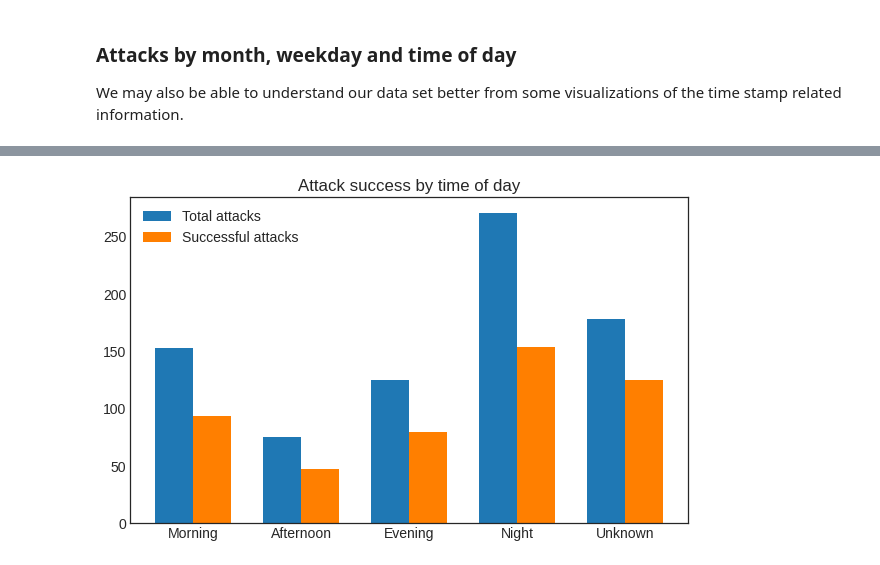
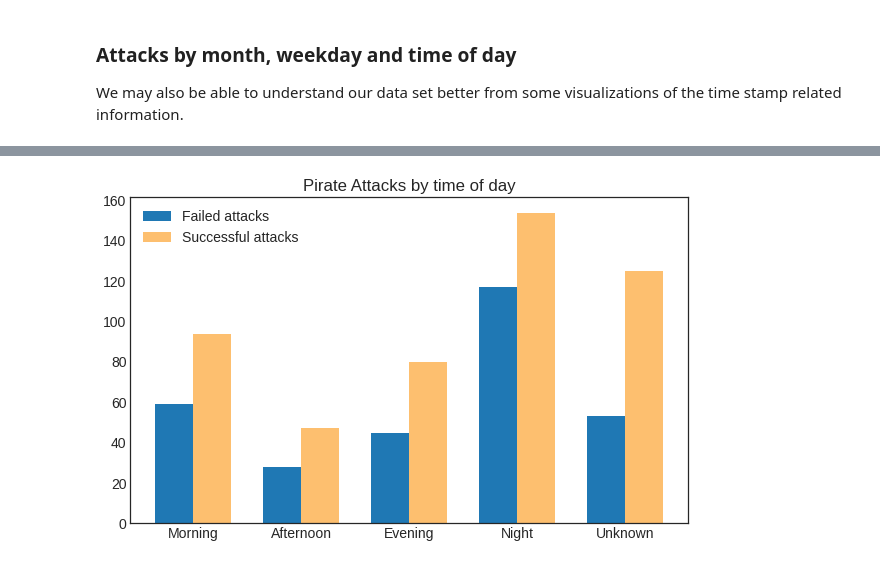
Before and after one commit to Alessine/predicting_pirate_attack_success, a Jupyter notebook: 3-Visualizations.ipynb, the cells around one changed output, grey strips where cells are left out. Cells and saved outputs as stored; diff of their text form; code cells hidden in the pictures.

```diff
--- a/3-Visualizations.ipynb
+++ b/3-Visualizations.ipynb
@@ -57,6 +60,6 @@ def lon2x(a):
 pirate_data['X'] = pirate_data['LONG'].apply(lambda x: lon2x(x))
 pirate_data['Y'] = pirate_data['LAT'].apply(lambda x: lat2y(x))
 pirate_data["datestring"] = pirate_data["DATE (LT)"].map(lambda x: x.strftime('%Y-%m-%d'))
-cols =  {0: brewer["Paired"][12][1], 1: brewer["Paired"][12][7]}
+cols =  {0: brewer["Paired"][12][1], 1: brewer["Paired"][12][6]}
 pirate_data["color"] = pirate_data["ATTACK SUCCESS"].apply(lambda c: cols[c])
 # %%
@@ -196,24 +225,30 @@ ax.legend();
 # %%
-time_grouped = pirate_data.groupby("TIME OF DAY").sum().reset_index()
-time_grouped["TIME OF DAY"] = pd.Categorical(time_grouped["TIME OF DAY"], categories=
+success_time_grouped = success.groupby("TIME OF DAY").sum().reset_index()
+success_time_grouped["TIME OF DAY"] = pd.Categorical(success_time_grouped["TIME OF DAY"], categories=
     ['Morning','Afternoon','Evening','Night','Unknown'],
     ordered=True)
-time_grouped = time_grouped.sort_values("TIME OF DAY").reset_index(drop = True)
+success_time_grouped = success_time_grouped.sort_values("TIME OF DAY").reset_index(drop = True)
+
+failure_time_grouped = failure.groupby("TIME OF DAY").sum().reset_index()
+failure_time_grouped["TIME OF DAY"] = pd.Categorical(failure_time_grouped["TIME OF DAY"], categories=
+    ['Morning','Afternoon','Evening','Night','Unknown'],
+    ordered=True)
+failure_time_grouped = failure_time_grouped.sort_values("TIME OF DAY").reset_index(drop = True)
 
 labels = ['Morning','Afternoon','Evening','Night','Unknown']
 width = 0.35
 x = np.arange(len(labels))
 
 fig, ax = plt.subplots(figsize = (10, 6))
 
-ax.bar(x-width/2, time_grouped["ATTACKS"], width, color = colors[1], label = "Total attacks")
-ax.bar(x+width/2, time_grouped["ATTACK SUCCESS"], width, color = colors[7], label = "Successful attacks")
+ax.bar(x-width/2, failure_time_grouped["ATTACKS"], width, color = colors[1], label = "Failed attacks")
+ax.bar(x+width/2, success_time_grouped["ATTACKS"], width, color = colors[6], label = "Successful attacks")
 
-ax.set_title('Attack success by time of day')
+ax.set_title('Pirate Attacks by time of day')
 ax.set_xticks(x)
 ax.set_xticklabels(labels)
 ax.legend();
 # %% [output]
-[figure, old version]
+[figure, new version]
 # %%
 pirate_data.to_csv("data/pirate_data_visualized.csv")
```
Also changed, not shown: parts of 7 cells of this notebook, 6 other files.
